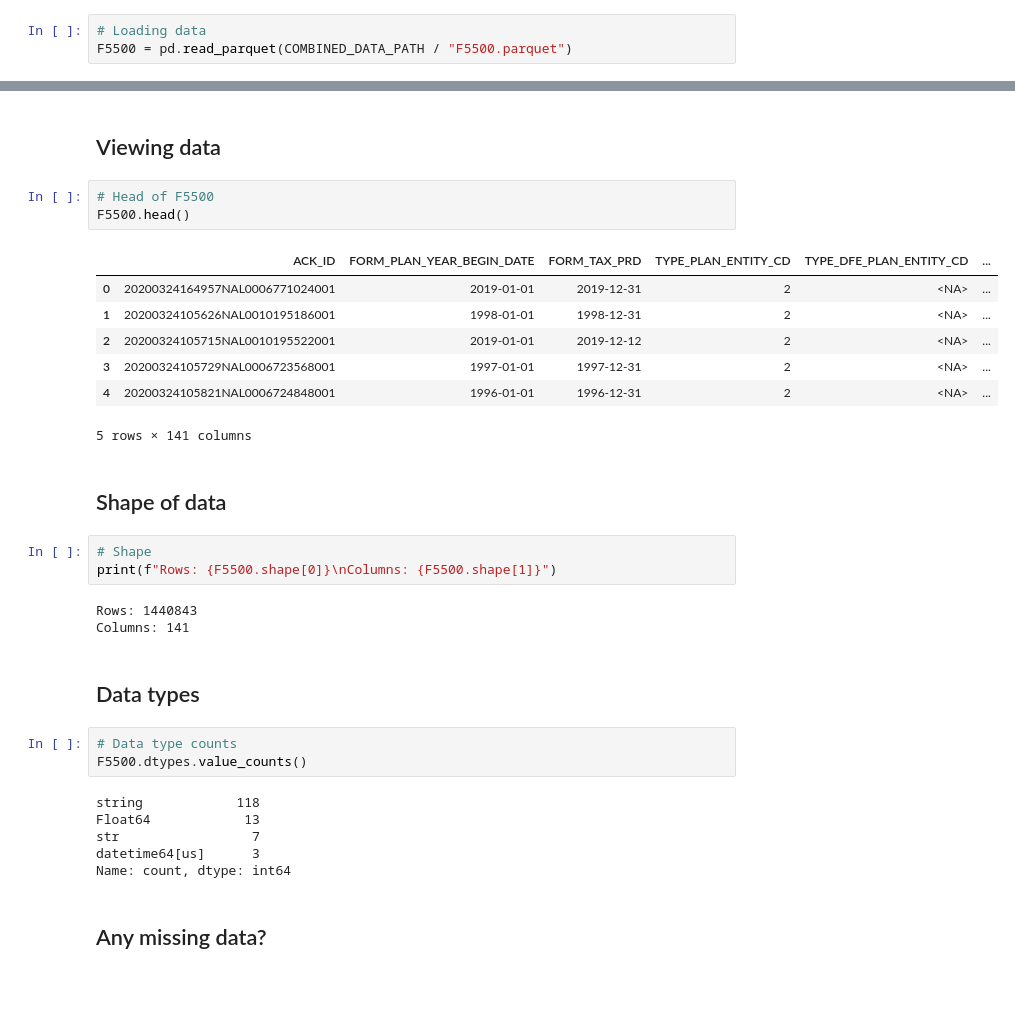
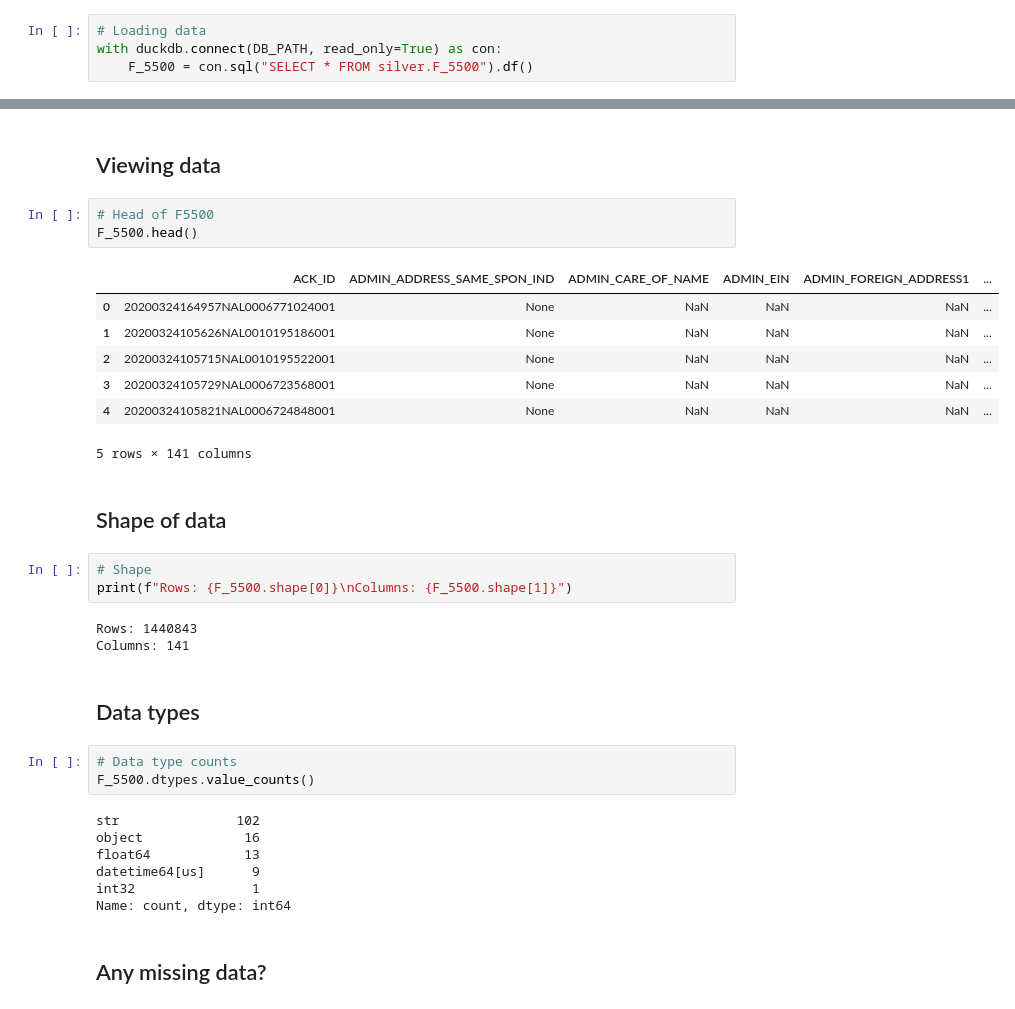
Before and after one commit to coreymichaud/benefits-market-intelligence, a Jupyter notebook: notebooks/Form_5500_Main_EDA.ipynb, the cells around one changed output, grey strips where cells are left out. Cells and saved outputs as stored; diff of their text form.

Commit message:
changed to use duckdb instead of parquet

```diff
--- a/notebooks/Form_5500_Main_EDA.ipynb
+++ b/notebooks/Form_5500_Main_EDA.ipynb
@@ -15,4 +16,5 @@ pd.set_option("display.max_rows", None)
 ## Load Form 5500 data
 # %%
 # Loading data
-F5500 = pd.read_parquet(COMBINED_DATA_PATH / "F5500.parquet")
+with duckdb.connect(DB_PATH, read_only=True) as con:
+    F_5500 = con.sql("SELECT * FROM silver.F_5500").df()
@@ -20,20 +30,20 @@ F5500 = pd.read_parquet(COMBINED_DATA_PATH / "F5500.parquet")
 ## Viewing data
 # %%
 # Head of F5500
-F5500.head()
+F_5500.head()
 # %% [output]
-|  | ACK_ID | FORM_PLAN_YEAR_BEGIN_DATE | FORM_TAX_PRD | TYPE_PLAN_ENTITY_CD | TYPE_DFE_PLAN_ENTITY_CD | ... |
-| 0 | 20200324164957NAL0006771024001 | 2019-01-01 | 2019-12-31 | 2 | <NA> | ... |
-| 1 | 20200324105626NAL0010195186001 | 1998-01-01 | 1998-12-31 | 2 | <NA> | ... |
-| 2 | 20200324105715NAL0010195522001 | 2019-01-01 | 2019-12-12 | 2 | <NA> | ... |
-| 3 | 20200324105729NAL0006723568001 | 1997-01-01 | 1997-12-31 | 2 | <NA> | ... |
-| 4 | 20200324105821NAL0006724848001 | 1996-01-01 | 1996-12-31 | 2 | <NA> | ... |
+|  | ACK_ID | ADMIN_ADDRESS_SAME_SPON_IND | ADMIN_CARE_OF_NAME | ADMIN_EIN | ADMIN_FOREIGN_ADDRESS1 | ... |
+| 0 | 20200324164957NAL0006771024001 | None | NaN | NaN | NaN | ... |
+| 1 | 20200324105626NAL0010195186001 | None | NaN | NaN | NaN | ... |
+| 2 | 20200324105715NAL0010195522001 | None | NaN | NaN | NaN | ... |
+| 3 | 20200324105729NAL0006723568001 | None | NaN | NaN | NaN | ... |
+| 4 | 20200324105821NAL0006724848001 | None | NaN | NaN | NaN | ... |
 5 rows × 141 columns
 # %% [markdown]
 ## Shape of data
 # %%
 # Shape
-print(f"Rows: {F5500.shape[0]}\nColumns: {F5500.shape[1]}")
+print(f"Rows: {F_5500.shape[0]}\nColumns: {F_5500.shape[1]}")
 # %% [output]
 Rows: 1440843
 Columns: 141
@@ -41,12 +51,13 @@ Columns: 141
 ## Data types
 # %%
 # Data type counts
-F5500.dtypes.value_counts()
+F_5500.dtypes.value_counts()
 # %% [output]
-string            118
-Float64            13
-str                 7
-datetime64[us]      3
+str               102
+object             16
+float64            13
+datetime64[us]      9
+int32               1
 Name: count, dtype: int64
 # %% [markdown]
 ## Any missing data?
```
Also changed, not shown: parts of 4 cells of this notebook, 2 other files.
